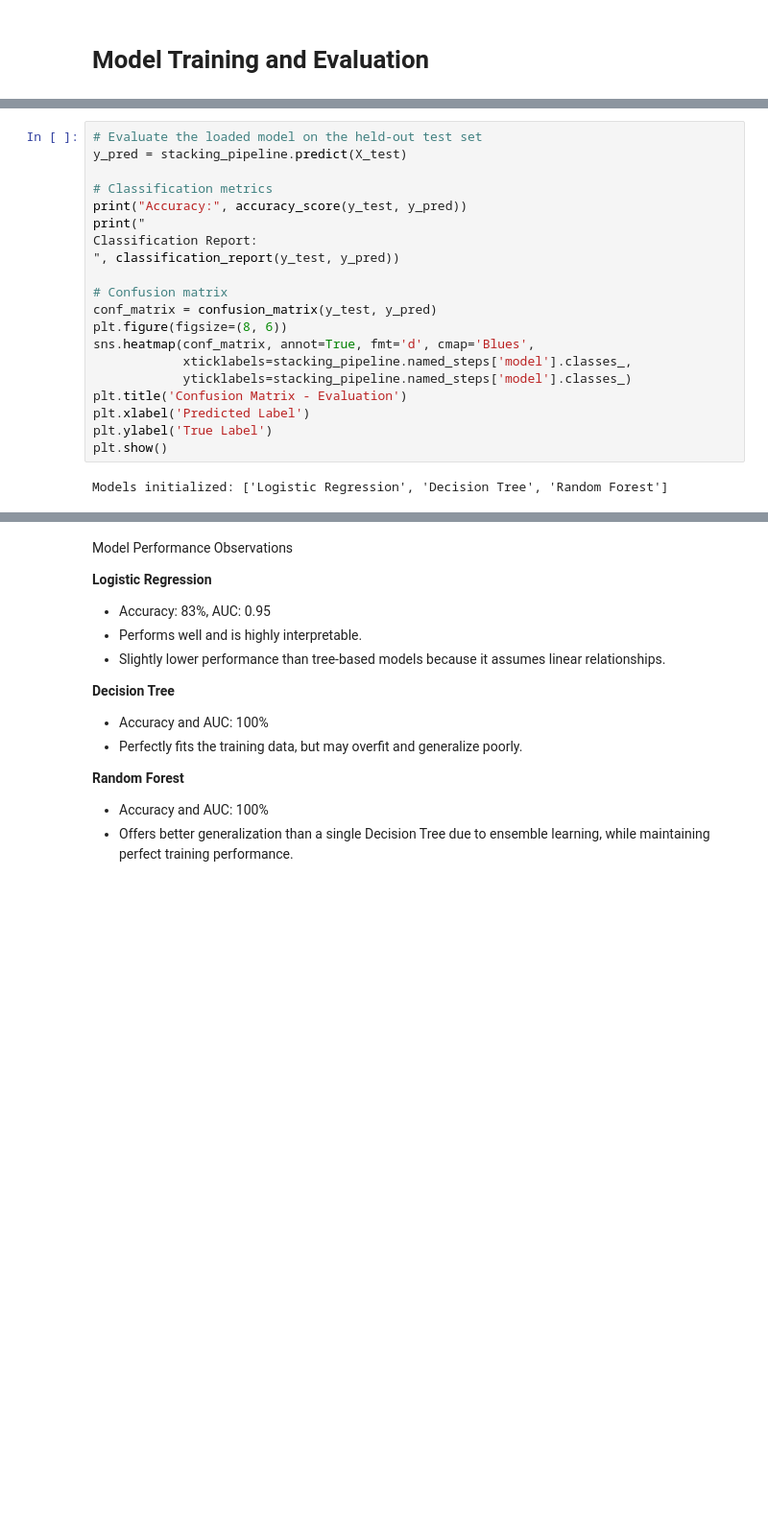
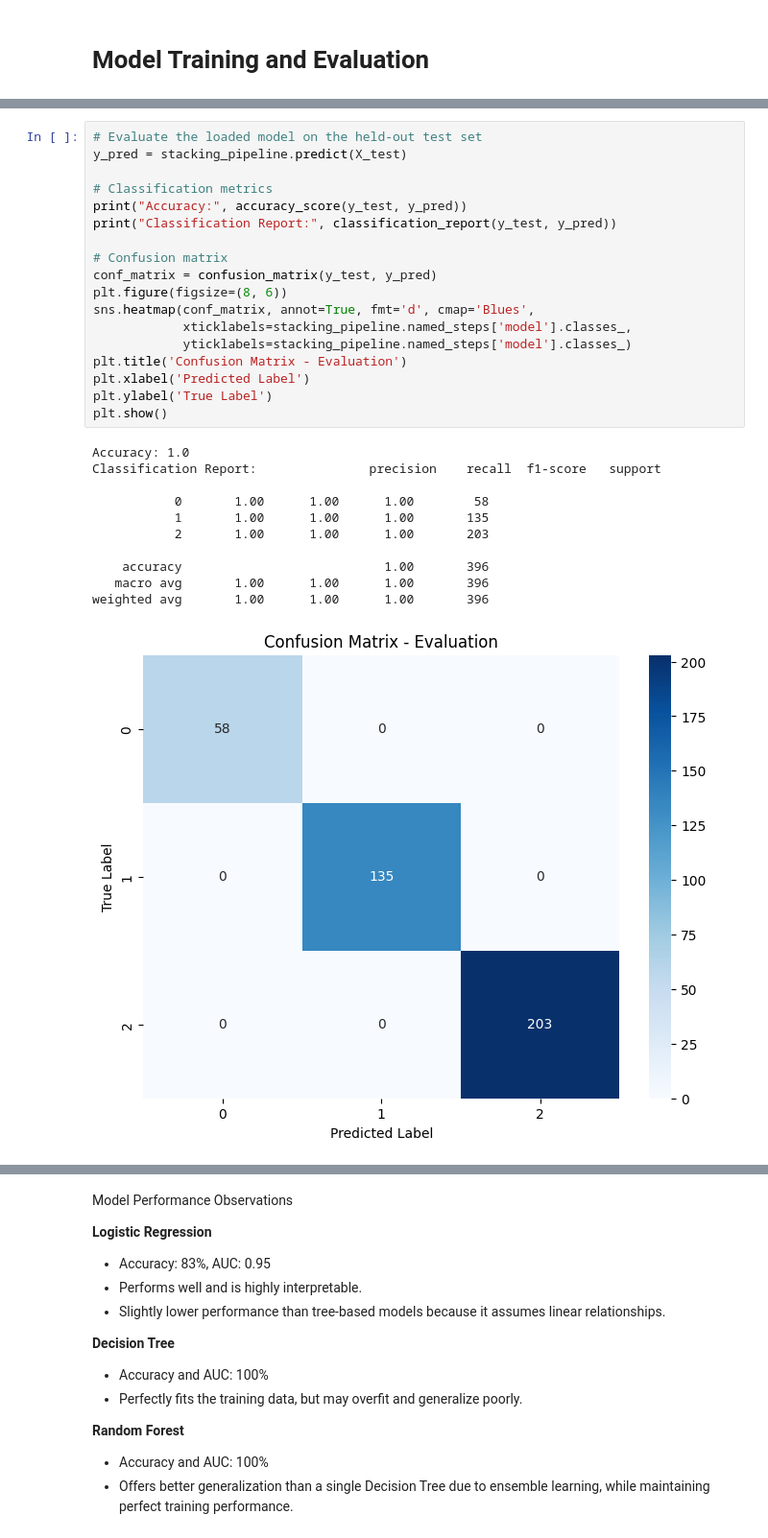
Before and after one commit to akbarekaputra01/Current-Stress, a Jupyter notebook: notebooks/evaluating.ipynb, the cells around one changed output, grey strips where cells are left out. Shown at 96% size. Cells and saved outputs as stored; diff of their text form; blank space fills up the shorter version.

```diff
--- a/notebooks/evaluating.ipynb
+++ b/notebooks/evaluating.ipynb
@@ -201,25 +204,33 @@ print(f"Loaded model from: {model_path}")
 # %%
 # Evaluate the loaded model on the held-out test set
 y_pred = stacking_pipeline.predict(X_test)
 
 # Classification metrics
 print("Accuracy:", accuracy_score(y_test, y_pred))
-print("
-Classification Report:
-", classification_report(y_test, y_pred))
+print("Classification Report:", classification_report(y_test, y_pred))
 
 # Confusion matrix
 conf_matrix = confusion_matrix(y_test, y_pred)
 plt.figure(figsize=(8, 6))
 sns.heatmap(conf_matrix, annot=True, fmt='d', cmap='Blues',
             xticklabels=stacking_pipeline.named_steps['model'].classes_,
             yticklabels=stacking_pipeline.named_steps['model'].classes_)
 plt.title('Confusion Matrix - Evaluation')
 plt.xlabel('Predicted Label')
 plt.ylabel('True Label')
 plt.show()
 # %% [output]
-Models initialized: ['Logistic Regression', 'Decision Tree', 'Random Forest']
+Accuracy: 1.0
+Classification Report:               precision    recall  f1-score   support
+
+           0       1.00      1.00      1.00        58
+           1       1.00      1.00      1.00       135
+           2       1.00      1.00      1.00       203
+
+    accuracy                           1.00       396
+   macro avg       1.00      1.00      1.00       396
+weighted avg       1.00      1.00      1.00       396
+[figure, added]
 # %%
 # Compute probability estimates and ROC-AUC if available
 if hasattr(stacking_pipeline.named_steps['model'], 'predict_proba'):
```
Also changed, not shown: parts of 10 cells of this notebook, 6 other files.
